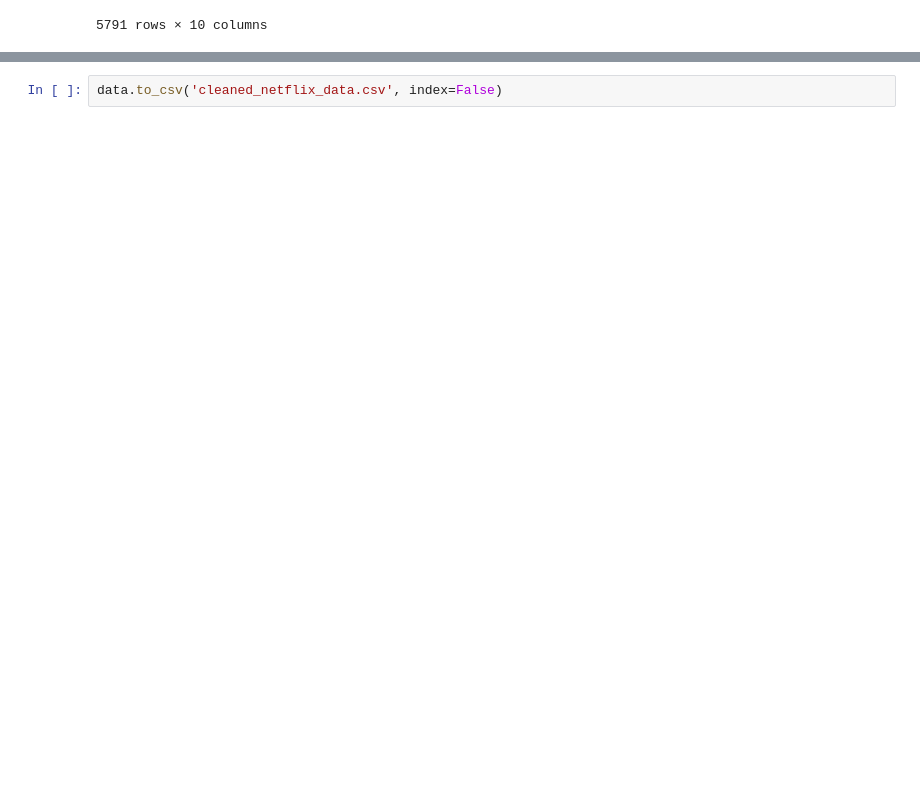
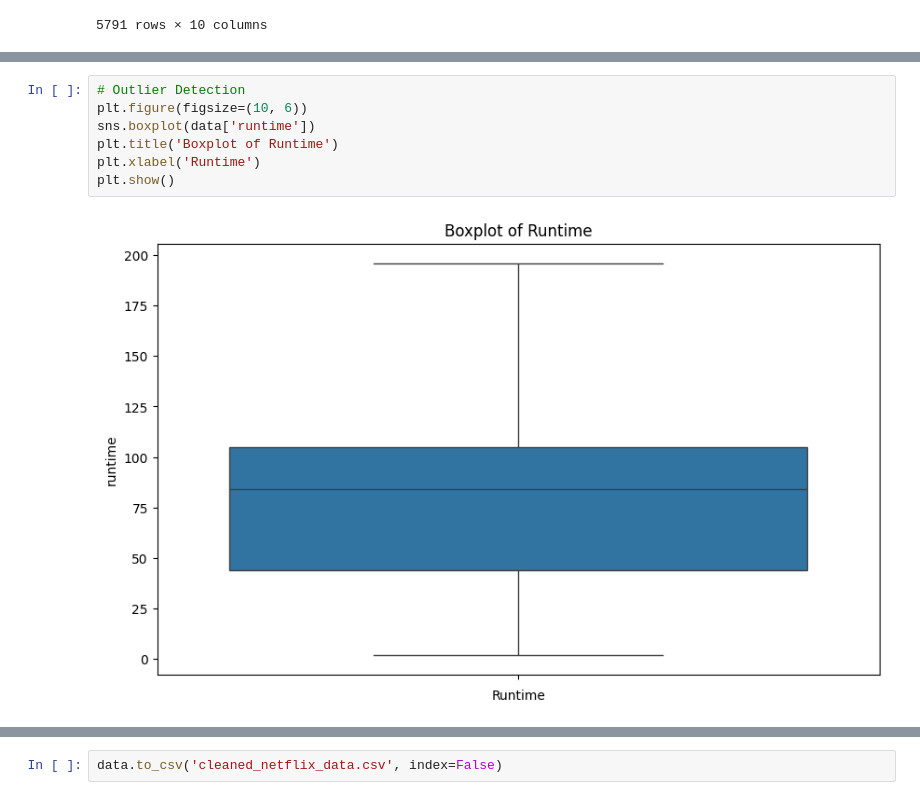
Before and after one commit to Karthikgolla9030/Netflix_Analysis_Project, a Jupyter notebook: processing.ipynb, the cells around one changed output, grey strips where cells are left out. Drawn from its saved outputs; the diff is of its cells as text; blank space fills up the shorter version.

```diff
--- a/processing.ipynb
+++ b/processing.ipynb
@@ -425,0 +463,9 @@ See the caveats in the documentation: https://pandas.pydata.org/pandas-docs/stab
+# %%
+# Outlier Detection
+plt.figure(figsize=(10, 6))
+sns.boxplot(data['runtime'])
+plt.title('Boxplot of Runtime')
+plt.xlabel('Runtime')
+plt.show()
+# %% [output]
+[figure, added]
```
Also changed, not shown: parts of 11 cells of this notebook.
